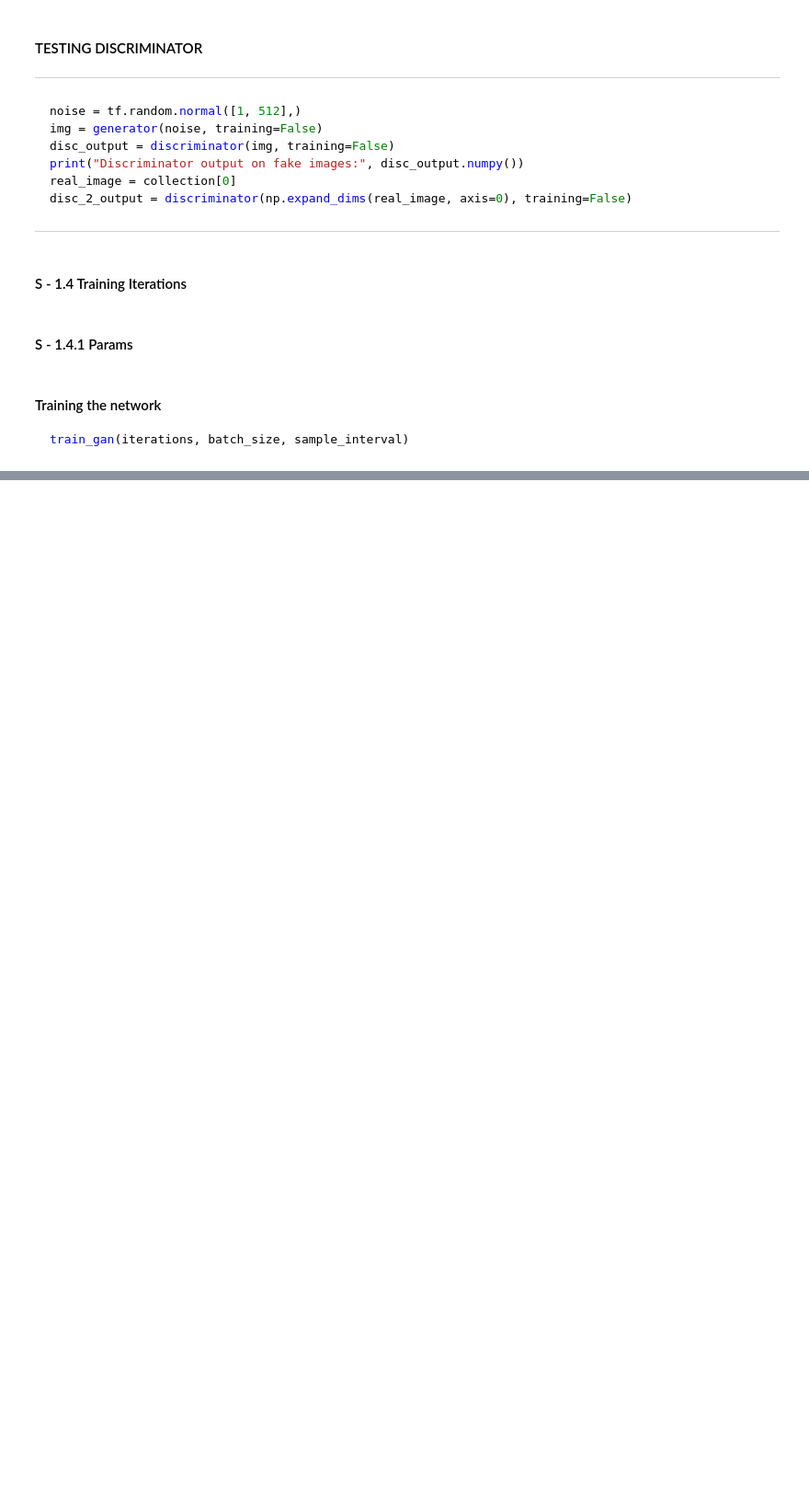
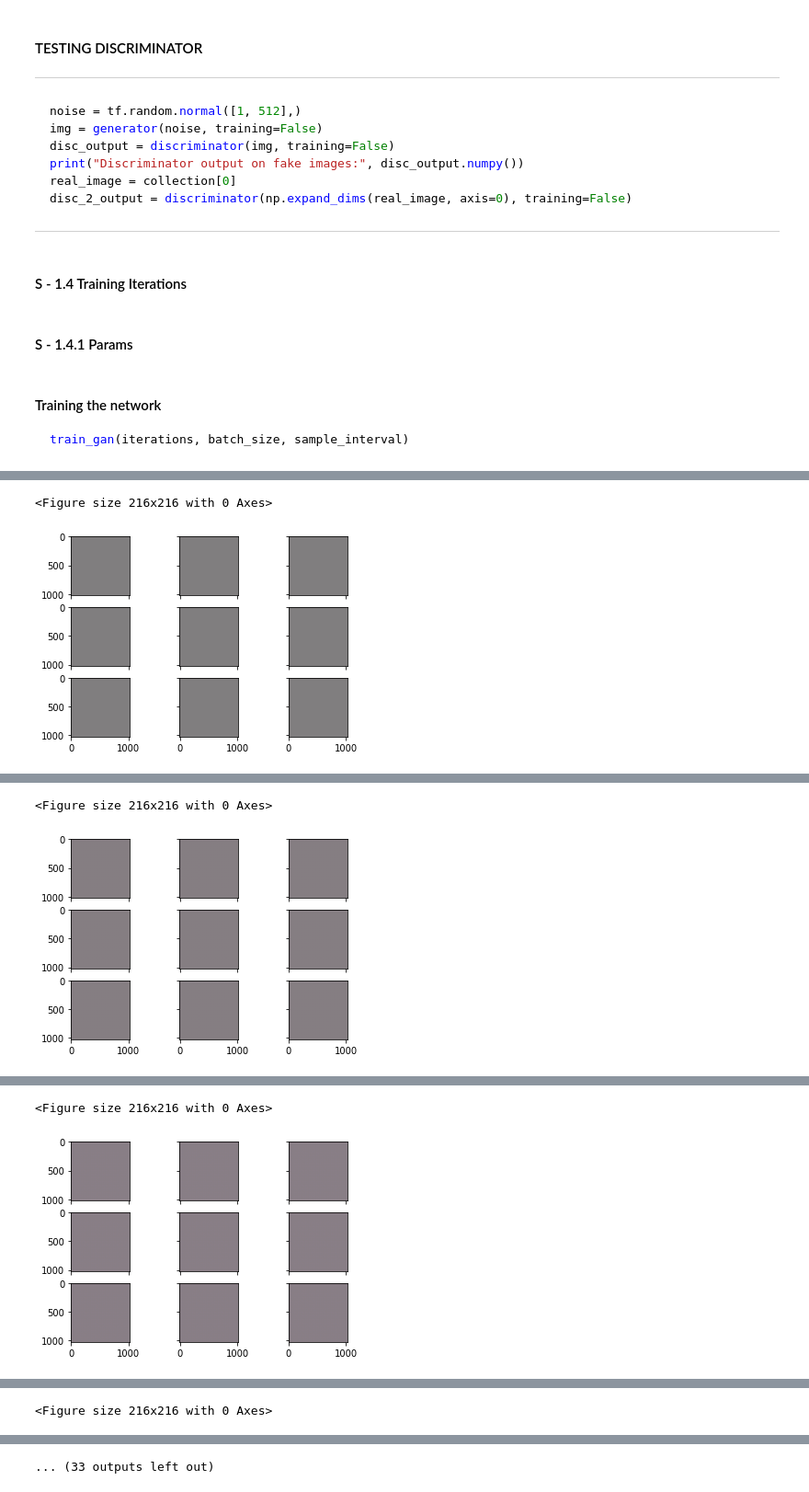
Before and after one commit to bedolpab/Lapses, a Jupyter notebook: Dementia_GAN.ipynb, the cells around one changed output, grey strips where cells are left out. Shown at 92% size. Drawn from its saved outputs; the diff is of its cells as text; code cells hidden in the pictures; blank space fills up the shorter version.

Commit message:
training gan

````diff
--- a/Dementia_GAN.ipynb
+++ b/Dementia_GAN.ipynb
@@ -337,32 +352,36 @@ disc_2_output = discriminator(np.expand_dims(real_image, axis=0), training=False
 # %% [markdown]
 #### S - 1.4.1 Params
 # %%
-iterations = 10_000
+iterations = 30
 batch_size = 32
-sample_interval = 50
+sample_interval = 2
+# %%
+def time_stamp(msg:str, time):
+    print(f'{msg} - {time}')
+# %%
+def get_time():
+    return time.ctime(time.time())
 # %%
 def train_gan(iteraions:int, batch_size:int, sample_interval:int):
-    collection = imread_collection("./images/*.png")
+    collection = read_collection(image_path)
     image_count = 0
 
     # Collect batch
-    start = time.time()
+    time_stamp("Collecting images ...", get_time())
     real_image_batch = np.array(collection[:sample_interval]) # get batch
     real_image_batch = np.array(collection[:sample_interval]) / 127.5 - 1.0 # rescale [-1,1]
-    end = time.time()
-    print(f'Collecting real images... Normalizing... - {time.ctime(end - start)}')
+    time_stamp("Finishing ...", get_time())
+
 
     # Labels
-    start = time.time()
+    time_stamp("Generating labels ...", get_time())
     real_labels = np.ones((batch_size, 1))
     fake_labels = np.zeros((batch_size, 1))
-    end = time.time()
-    print(f'Generating labels ... - {time.ctime(end - start)}')
+    time_stamp("Finishing ...", get_time())
 
     # Training
     for iteration in range(iterations):
-        start = time.time()
-        print(f'Iteration {iteration} of {iteraions} - New Process')
+        time_stamp(f'Iteration {iteration} of {iterations}', get_time())
 
         # Random batch of real images
         batch_of_real_indecies = np.random.randint(0, real_image_batch.shape[0], batch_size)
@@ -373,7 +392,7 @@ def train_gan(iteraions:int, batch_size:int, sample_interval:int):
         generated_images = generator.predict(z_fake)
 
         # Train Discriminator -> [Loss, Accuracy]
-        print(f'Training Discriminator')
+        time_stamp("Training discriminator ...", get_time())
         discriminator_real_loss = discriminator.train_on_batch(batch_of_real_imgs, real_labels)
         discriminator_fake_loss = discriminator.train_on_batch(generated_images, fake_labels)
 
@@ -381,32 +400,32 @@ def train_gan(iteraions:int, batch_size:int, sample_interval:int):
         discriminator_loss, accuracy = 0.5 * np.add(discriminator_real_loss, discriminator_fake_loss)
 
         # Train Generator
-        print(f'Training Generator')
+        time_stamp("Training generator ...", get_time())
         z_fake = np.random.normal(0, 1, (batch_size, 512))
         generated_images = generator.predict(z_fake)
 
 
         # Get Generator loss and accuracy
         gan_loss = gan.train_on_batch(z_fake, real_labels)
-        end = time.time()
-        print(f'Epoch time {iteration} - {time.ctime(end - start)}')
+        time_stamp(f'Epoch time {iteration}', get_time())
+
         # Progress output
         if (iteration + 1) % sample_interval == 0:
             print("%d [D loss: %f, acc.:%.2f%%] [G loss: %f]" % (iteration + 1, discriminator_loss, 100.0* accuracy, gan_loss))
 
             # Generate random images
-            z_generated = np.random.randint(0, 1, (4*4, z_dim))
+            z_generated = np.random.randint(0, 1, (3*3, z_dim))
             generate_images = generator.predict(z_generated)
             generate_images = 0.5 * generate_images + 0.5
 
             # Plot
-            fig = plt.figure(figsize= (4, 4))
-            fig, axs = plt.subplots(4, 4, sharex=True, sharey=True)
+            fig = plt.figure(figsize= (3, 3))
+            fig, axs = plt.subplots(3, 3, sharex=True, sharey=True)
             cnt = 0
             for i in range(3):
                 for j in range(3):
+                    axs[i, j].imshow(generate_images[cnt]) # get image from batch at index 'i'
                     cnt += 1
-                    axs[i, j].imshow(generate_images[cnt]) # get image from batch at index 'i'
             plt.savefig(f'iteration{image_count}-gan.png')
             image_count += 1
             plt.show()
@@ -415,3 +434,6 @@ def train_gan(iteraions:int, batch_size:int, sample_interval:int):
 ```python
 train_gan(iterations, batch_size, sample_interval)
 ```
+# %%
+train_gan(iterations, batch_size, sample_interval)
+# %% [output]
@@ -417,0 +458,2 @@ train_gan(iterations, batch_size, sample_interval)
+<Figure size 216x216 with 0 Axes>
+[figure, added]
@@ -417,0 +474,2 @@ train_gan(iterations, batch_size, sample_interval)
+<Figure size 216x216 with 0 Axes>
+[figure, added]
@@ -417,0 +490,2 @@ train_gan(iterations, batch_size, sample_interval)
+<Figure size 216x216 with 0 Axes>
+[figure, added]
@@ -417,0 +506 @@ train_gan(iterations, batch_size, sample_interval)
+<Figure size 216x216 with 0 Axes>
@@ -417,0 +508 @@ train_gan(iterations, batch_size, sample_interval)
+... (33 outputs left out)
````
Also changed, not shown: parts of 13 cells of this notebook, 18 other files.
